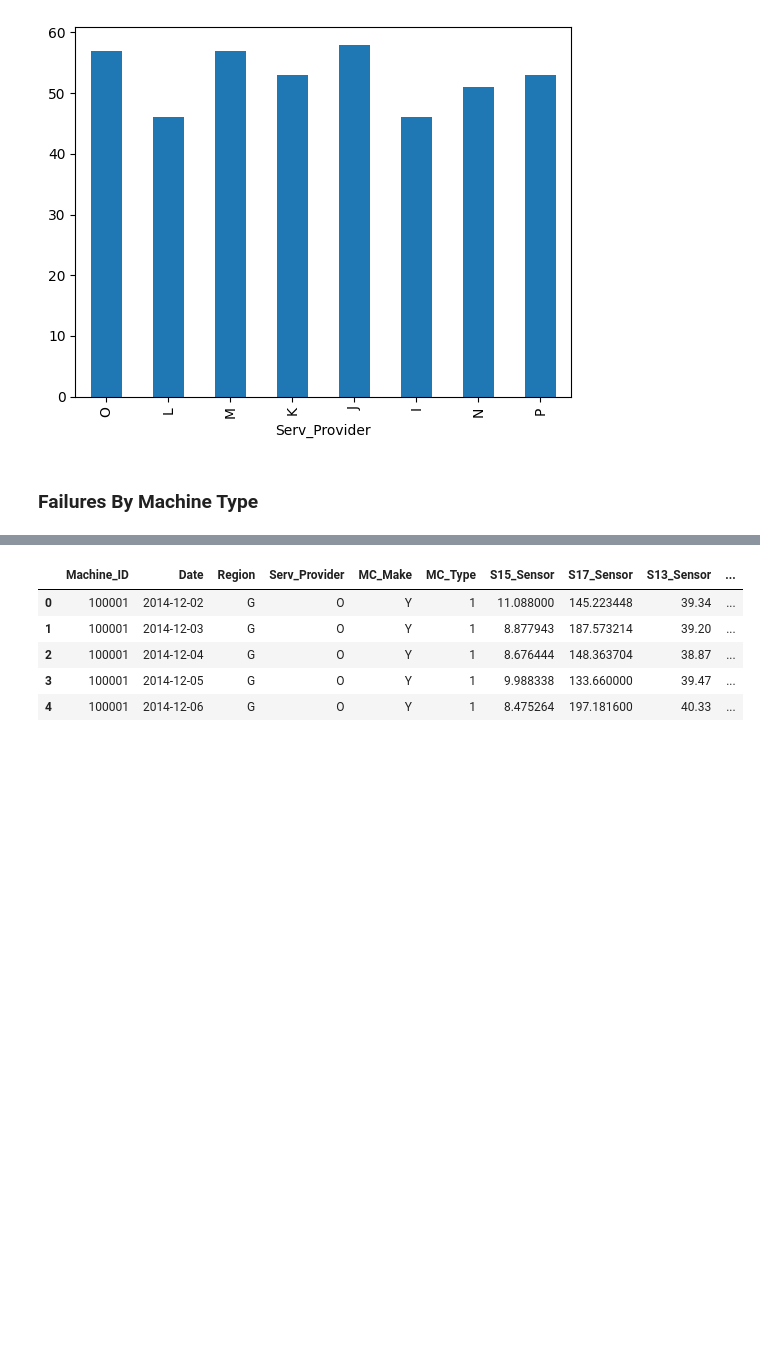
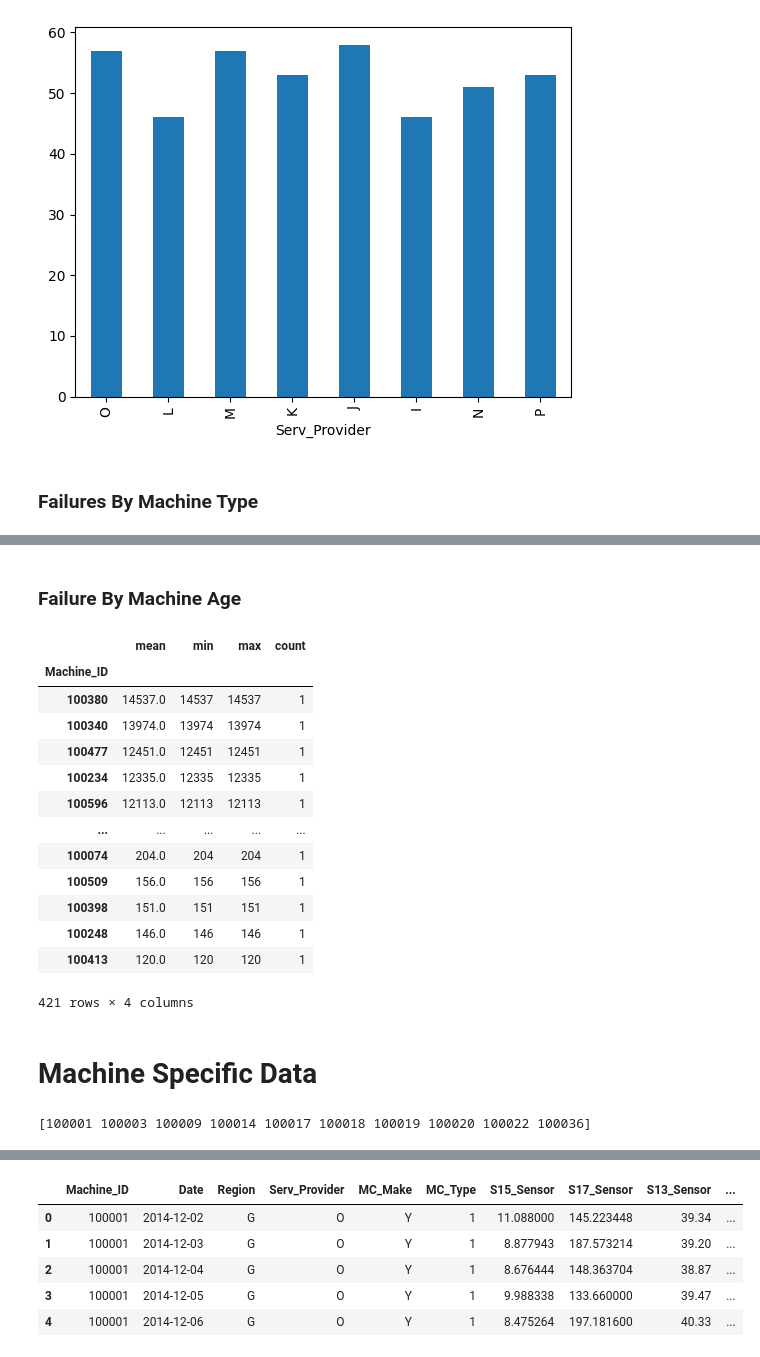
Before and after one commit to akshayyewle/Machine-Learning, a Jupyter notebook: 05 Machinery Predictive Maintenance/Python Code 01 - 30 Nov 2023.ipynb, the cells around one changed output, grey strips where cells are left out. Drawn from its saved outputs; the diff is of its cells as text; code cells hidden in the pictures; blank space fills up the shorter version.

```diff
--- a/05 Machinery Predictive Maintenance/Python Code 01 - 30 Nov 2023.ipynb
+++ b/05 Machinery Predictive Maintenance/Python Code 01 - 30 Nov 2023.ipynb
@@ -250,0 +273,27 @@ df[df['EQUIPMENT_FAILURE']==1]['MC_Type'].value_counts(sort=False).plot(kind='ba
+# %% [markdown]
+### **Failure By Machine Age**
+# %%
+df[df['Failure']==1].loc[:,['Machine_ID','Date','Age']]. \
+    groupby(by='Machine_ID')['Age'].agg(['mean','min','max','count']). \
+    sort_values(by='mean',ascending=False)
+# %% [output]
+|  | mean | min | max | count |
+| Machine_ID |  |  |  |  |
+| 100380 | 14537.0 | 14537 | 14537 | 1 |
+| 100340 | 13974.0 | 13974 | 13974 | 1 |
+| 100477 | 12451.0 | 12451 | 12451 | 1 |
+| 100234 | 12335.0 | 12335 | 12335 | 1 |
+| 100596 | 12113.0 | 12113 | 12113 | 1 |
+| ... | ... | ... | ... | ... |
+| 100074 | 204.0 | 204 | 204 | 1 |
+| 100509 | 156.0 | 156 | 156 | 1 |
+| 100398 | 151.0 | 151 | 151 | 1 |
+| 100248 | 146.0 | 146 | 146 | 1 |
+| 100413 | 120.0 | 120 | 120 | 1 |
+421 rows × 4 columns
+# %% [markdown]
+# **Machine Specific Data**
+# %%
+print(df['Machine_ID'].unique()[:10])
+# %% [output]
+[100001 100003 100009 100014 100017 100018 100019 100020 100022 100036]
```
Also changed, not shown: parts of 18 cells of this notebook, 1 other file.
